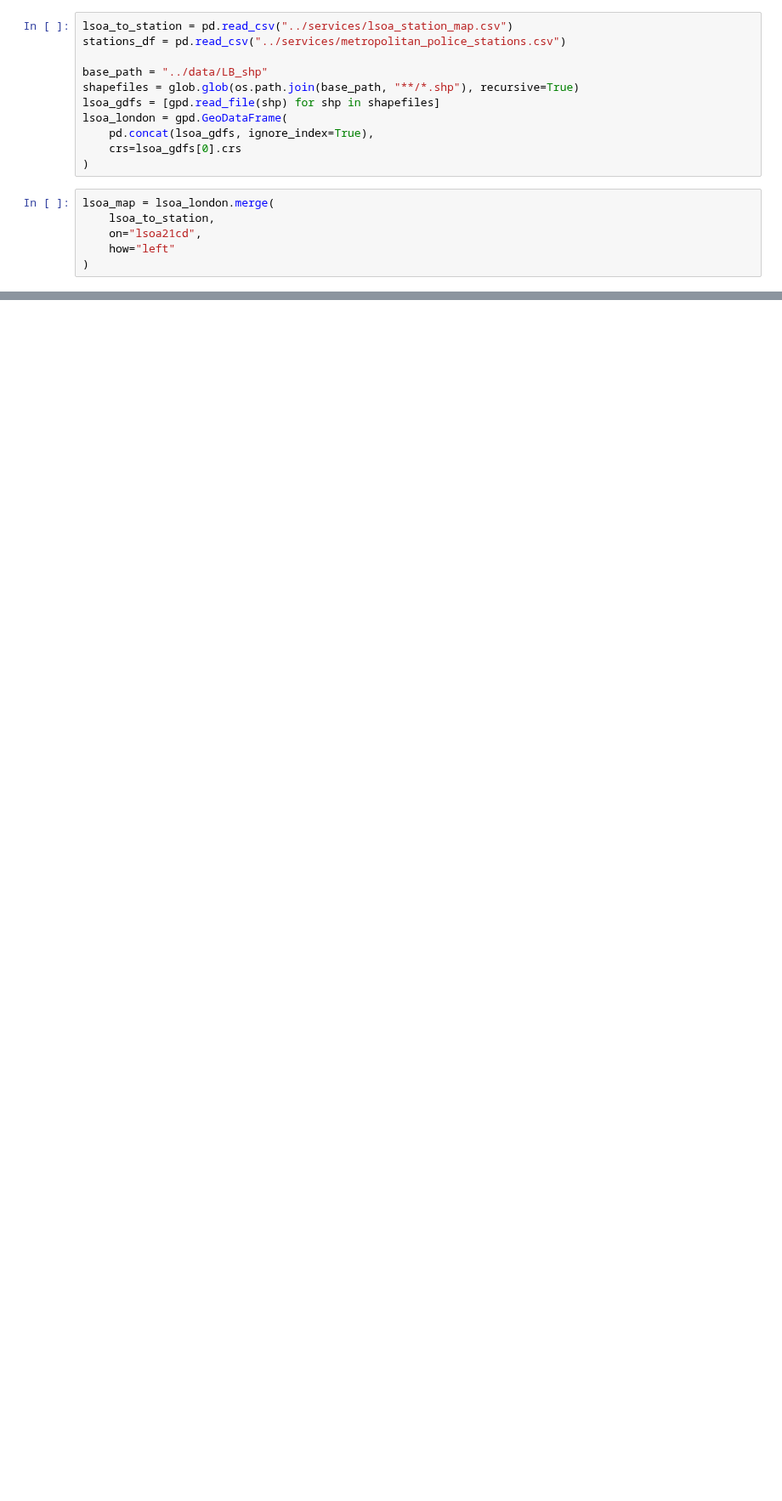
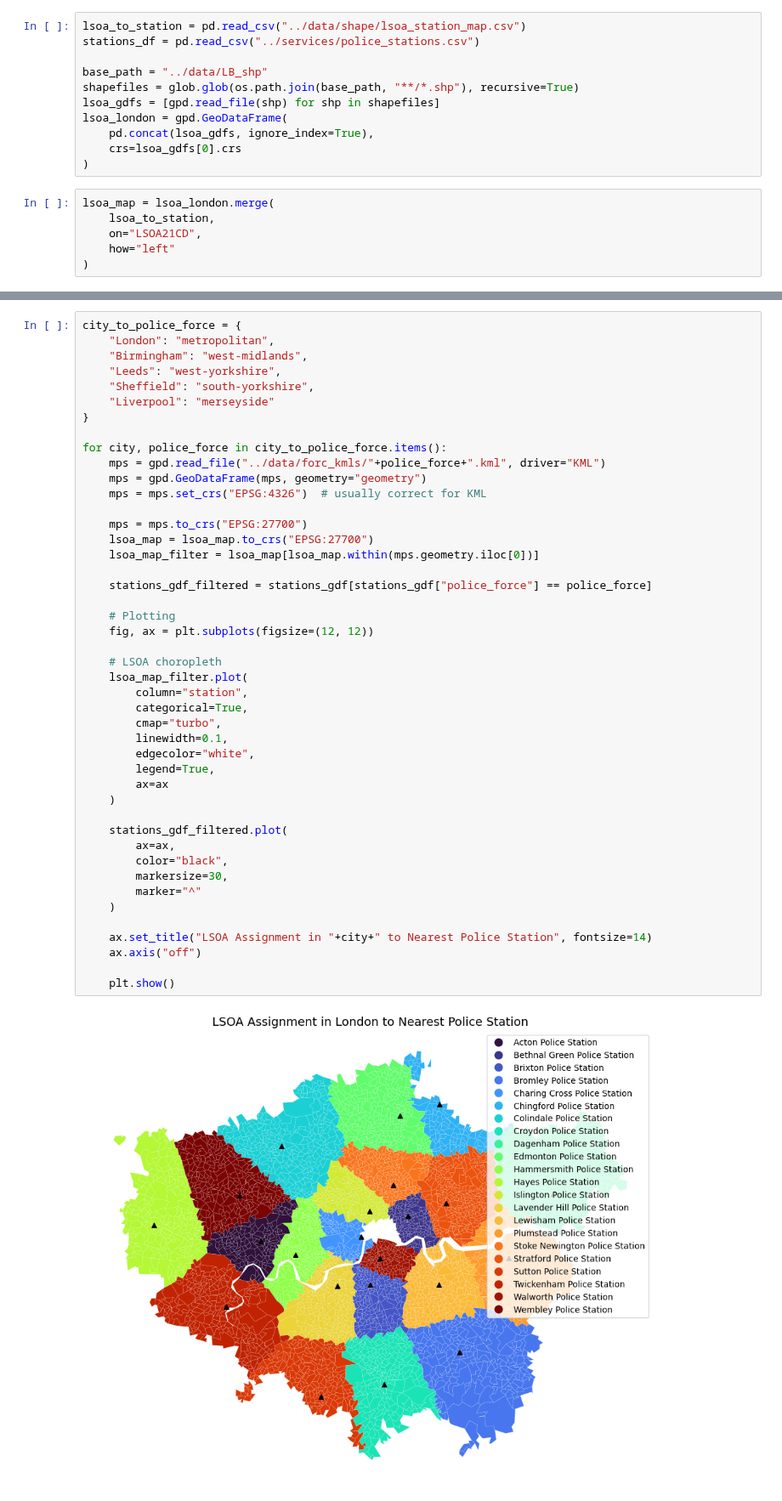
Before and after one commit to Ezra-Rutten/4CBLW020_group_2, a Jupyter notebook: backend/notebooks/lsoa_to_station.ipynb, the cells around one changed output, grey strips where cells are left out. Shown at 85% size. Cells and saved outputs as stored; diff of their text form; blank space fills up the shorter version.

```diff
--- a/backend/notebooks/lsoa_to_station.ipynb
+++ b/backend/notebooks/lsoa_to_station.ipynb
@@ -14,8 +14,8 @@ import matplotlib.pyplot as plt
 import glob
 import os
 # %%
-lsoa_to_station = pd.read_csv("../services/lsoa_station_map.csv")
-stations_df = pd.read_csv("../services/metropolitan_police_stations.csv")
+lsoa_to_station = pd.read_csv("../data/shape/lsoa_station_map.csv")
+stations_df = pd.read_csv("../services/police_stations.csv")
 
 base_path = "../data/LB_shp"
 shapefiles = glob.glob(os.path.join(base_path, "**/*.shp"), recursive=True)
@@ -27,7 +27,7 @@ lsoa_london = gpd.GeoDataFrame(
 # %%
 lsoa_map = lsoa_london.merge(
     lsoa_to_station,
-    on="lsoa21cd",
+    on="LSOA21CD",
     how="left"
 )
 # %%
@@ -77,0 +51,47 @@ plt.show()
+# %%
+city_to_police_force = {
+    "London": "metropolitan",
+    "Birmingham": "west-midlands",
+    "Leeds": "west-yorkshire",
+    "Sheffield": "south-yorkshire",
+    "Liverpool": "merseyside"
+}
+
+for city, police_force in city_to_police_force.items():
+    mps = gpd.read_file("../data/forc_kmls/"+police_force+".kml", driver="KML")
+    mps = gpd.GeoDataFrame(mps, geometry="geometry")
+    mps = mps.set_crs("EPSG:4326")  # usually correct for KML
+
+    mps = mps.to_crs("EPSG:27700")
+    lsoa_map = lsoa_map.to_crs("EPSG:27700")
+    lsoa_map_filter = lsoa_map[lsoa_map.within(mps.geometry.iloc[0])]
+
+    stations_gdf_filtered = stations_gdf[stations_gdf["police_force"] == police_force]
+
+    # Plotting
+    fig, ax = plt.subplots(figsize=(12, 12))
+
+    # LSOA choropleth
+    lsoa_map_filter.plot(
+        column="station",
+        categorical=True,
+        cmap="turbo",
+        linewidth=0.1,
+        edgecolor="white",
+        legend=True,
+        ax=ax
+    )
+
+    stations_gdf_filtered.plot(
+        ax=ax,
+        color="black",
+        markersize=30,
+        marker="^"
+    )
+
+    ax.set_title("LSOA Assignment in "+city+" to Nearest Police Station", fontsize=14)
+    ax.axis("off")
+
+    plt.show()
+# %% [output]
+[figure, added]
```
Also changed, not shown: parts of 2 cells of this notebook, 2 other files.
